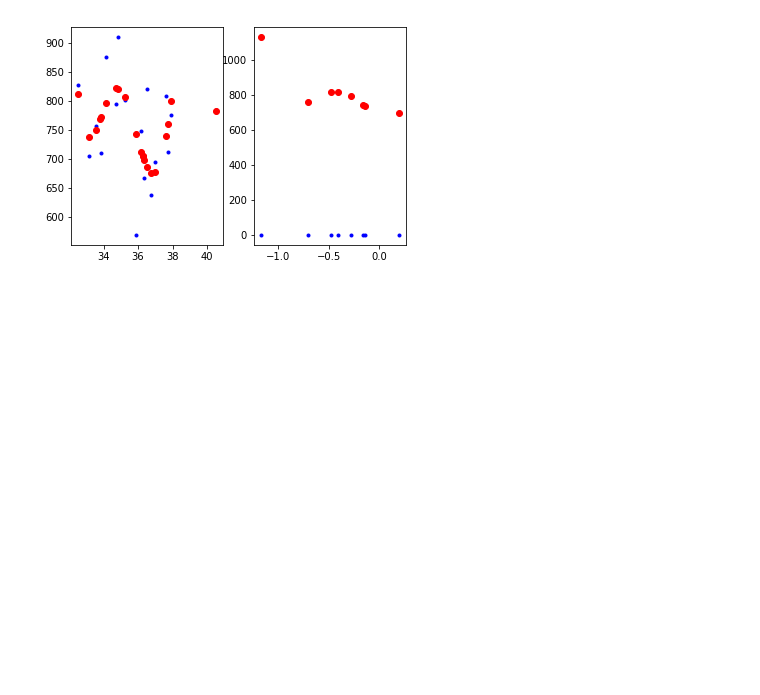
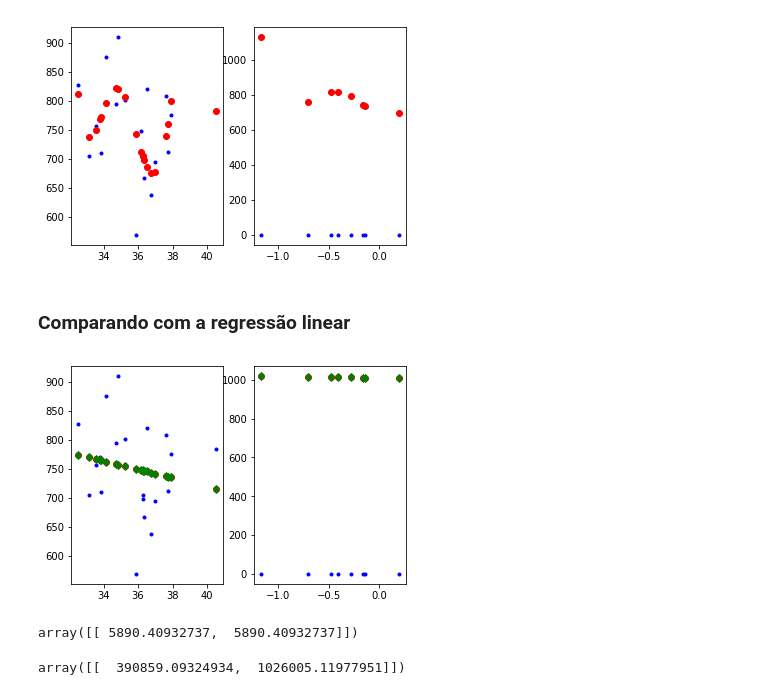
Before and after one commit to cleversonahum/UFPA-RedesNeurais, a Jupyter notebook: 4-ELM com escalonamento.ipynb, the cells around one changed output. Drawn from its saved outputs; the diff is of its cells as text; code cells hidden in the pictures; blank space fills up the shorter version.

Commit message:
adicionando comparativo com método de regressão linear

```diff
--- a/4-ELM com escalonamento.ipynb
+++ b/4-ELM com escalonamento.ipynb
@@ -223,3 +223,5 @@ plt.plot(Xtst,Dtst,'b.',Xtst,Ytst,'ro')
 plt.show()
 # %% [output]
 [figure]
+# %% [markdown]
+### Comparando com a regressão linear
@@ -225,0 +249,17 @@ plt.show()
+# %%
+#Gráfico - Regressão linear
+plt.subplot(1,2,1)
+plt.plot(Xtr,Dtr,'b.',Xtr,Ytr,'ro',Xtr,Ytr,'gd')
+plt.subplot(1,2,2)
+plt.plot(Xtst,Dtst,'b.',Xtst,Ytst,'ro',Xtst,Ytst,'gd')
+plt.show()
+# %% [output]
+[figure, added]
+# %%
+#Calculando EQM
+vetEQMtr = np.c_[((np.transpose(Ytr-Dtr)@(Ytr-Dtr))/numtr), EQMtr]
+vetEQMtst = np.c_[((np.transpose(Ytst-Dtst)@(Ytst-Dtst))/numtr), EQMtst]
+display(vetEQMtr,vetEQMtst)
+# %% [output]
+array([[ 5890.40932737,  5890.40932737]])
+array([[  390859.09324934,  1026005.11977951]])
```
Also changed, not shown: parts of 2 cells of this notebook.
